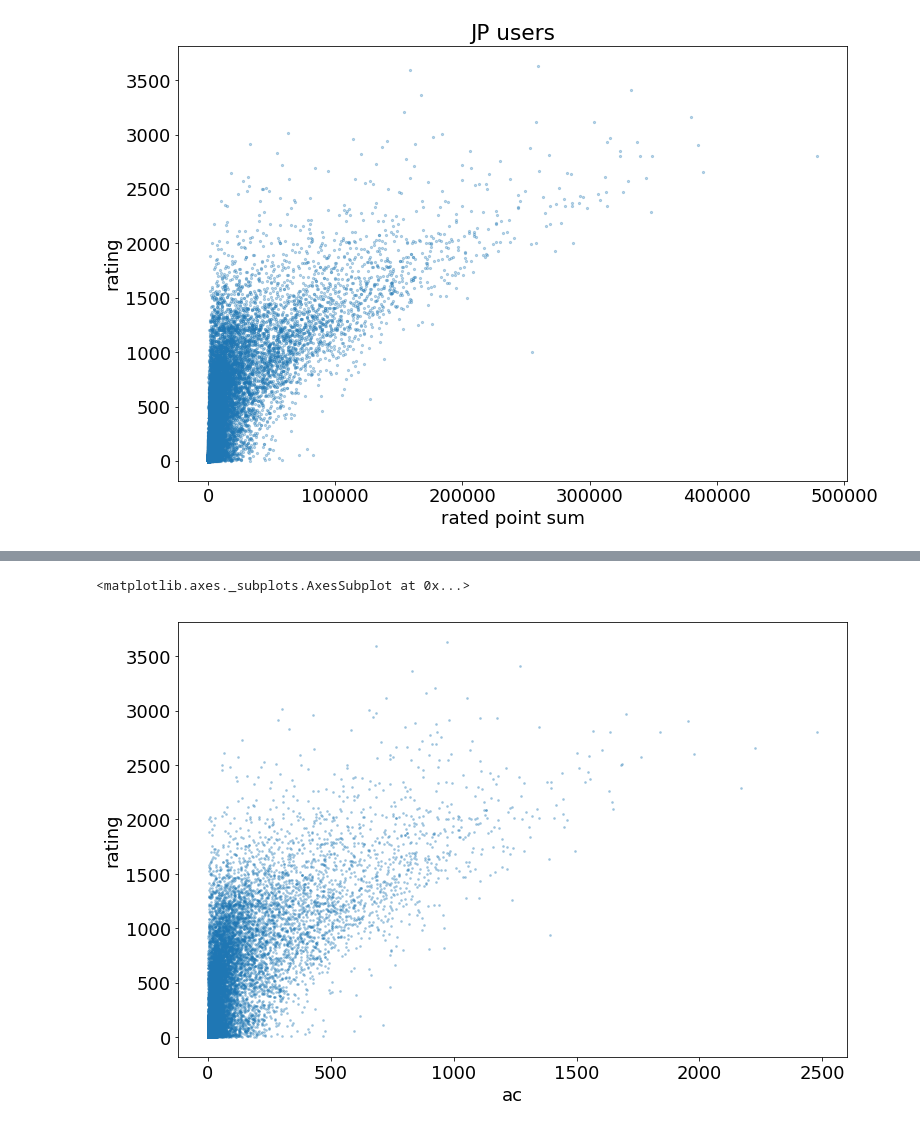
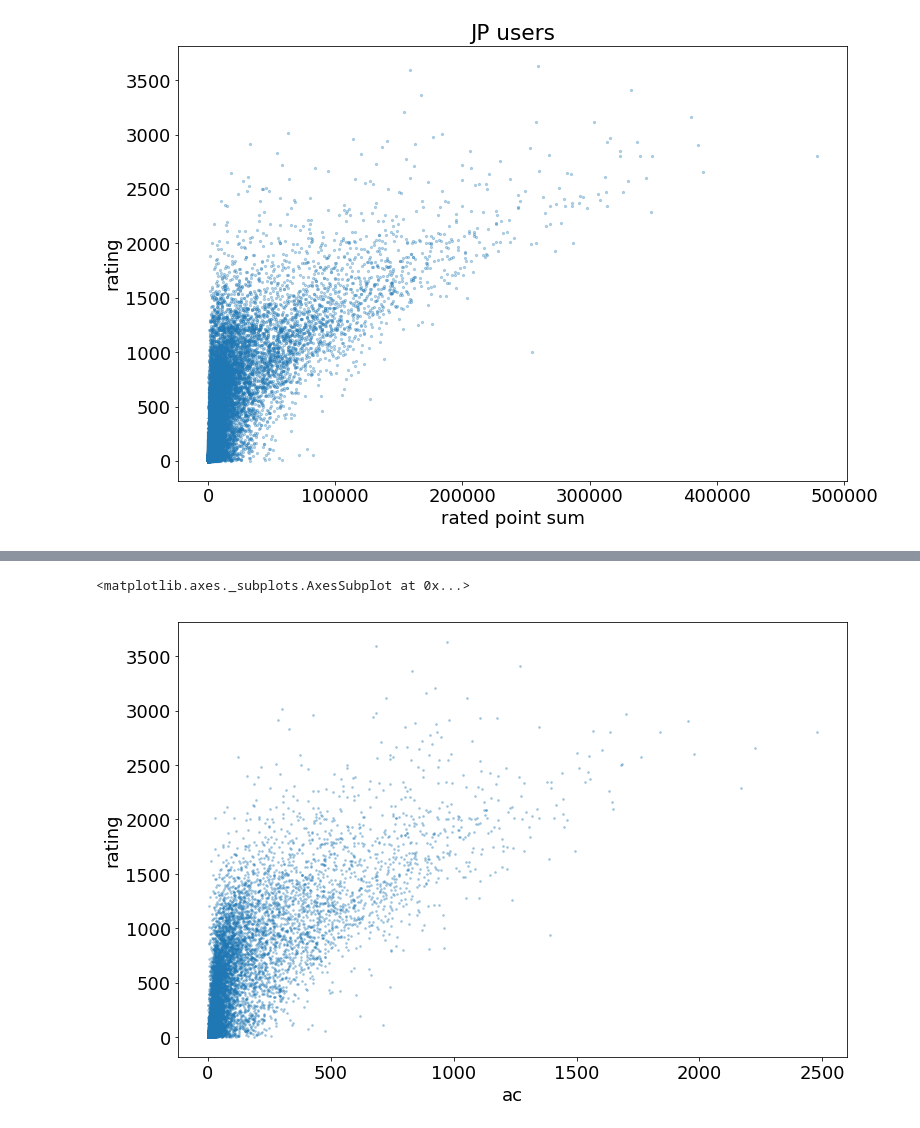
Before and after one commit to nagitausu/atcoder_scraping, a Jupyter notebook: score_vs_rate.ipynb, the cells around one changed output, grey strips where cells are left out. Saved outputs shown, nothing was run; the diff lists cells and outputs as text; code cells hidden in the pictures.

Commit message:
Separate active / non-active user

```diff
--- a/score_vs_rate.ipynb
+++ b/score_vs_rate.ipynb
@@ -11,5 +13,7 @@ plt.rcParams["figure.figsize"] = (12,8)
 plt.rcParams["font.size"] = 18
 # %%
 rank = pd.read_csv("data/rank.csv")
+# %%
+part_num_dic = pd.read_csv("data/part_num.csv", index_col="user_id")["count"].to_dict()
 # %%
 point = pd.read_json("data/ratedpointsum.json")
@@ -41,6 +43,15 @@ for i, user in enumerate(rank["user"]):
         acs.append(None)
 # %%
 rank["ac"] = acs
+# %%
+part_nums = []
+for i, user in enumerate(rank["user"]):
+    if user in part_num_dic:
+        part_nums.append(part_num_dic[user])
+    else:
+        part_nums.append(0)
+# %%
+rank["part_num"] = part_nums
 # %%
 rank.head()
 # %% [output]
@@ -58,3 +70,12 @@ plt.savefig("images/rated_point_sum_vs_rating.png")
 # %% [output]
 <Figure size 864x576 with 0 Axes>
 [figure]
+# %%
+plt.tight_layout()
+jp_user = rank[rank["country"] == "JP"]
+jp_user[jp_user["part_num"] > 0].plot.scatter(x="rated point sum", y="rating", s=5, alpha=0.3)
+plt.title("JP users (active)")
+plt.savefig("images/rated_point_sum_vs_rating_active.png")
+jp_user[jp_user["part_num"] == 0].plot.scatter(x="rated point sum", y="rating", c="r", s=5, alpha=0.3)
+plt.title("JP users (not active)")
+plt.savefig("images/rated_point_sum_vs_rating_noactive.png")
@@ -61,5 +86,5 @@ plt.savefig("images/rated_point_sum_vs_rating.png")
 # %%
-rank[rank["country"] == "JP"].plot.scatter(x="ac", y="rating", s=3, alpha=0.3)
+jp_user[jp_user["part_num"] > 0].plot.scatter(x="ac", y="rating", s=3, alpha=0.3)
 # %% [output]
 <matplotlib.axes._subplots.AxesSubplot at 0x...>
-[figure, old version]
+[figure, new version]
```
Also changed, not shown: parts of 7 cells of this notebook, 2 other files.
